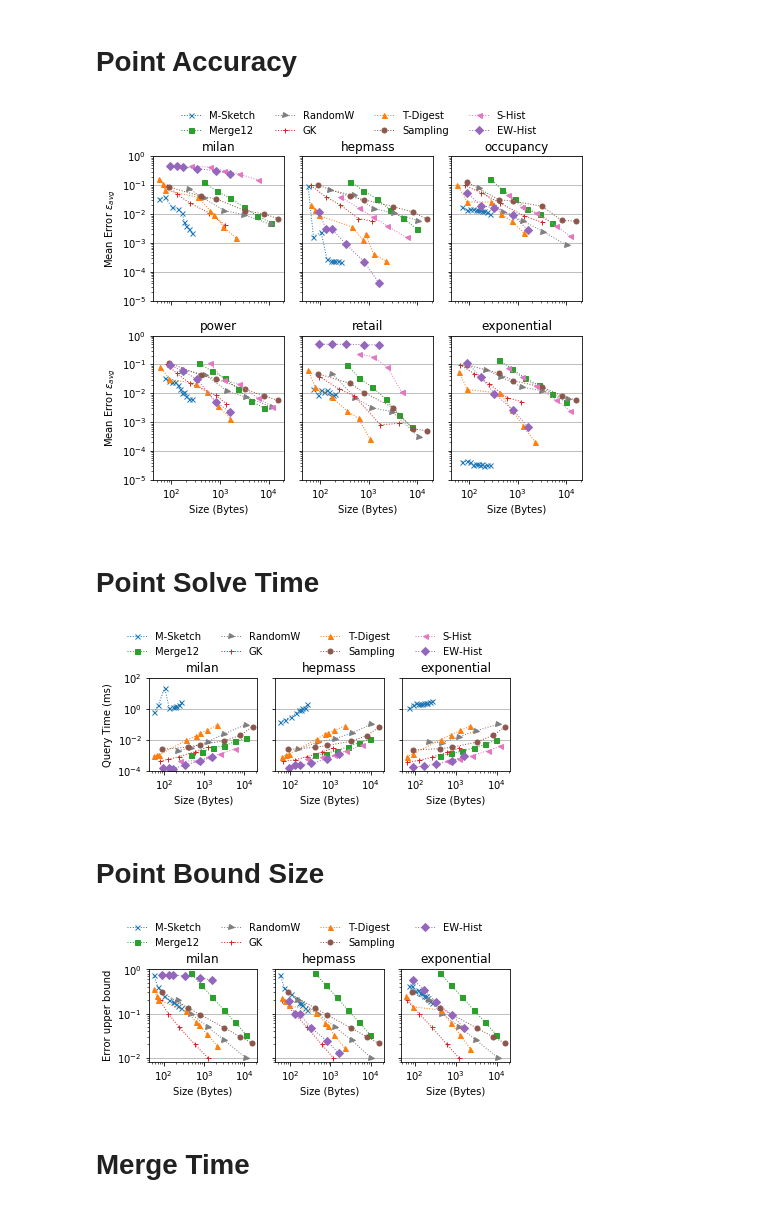
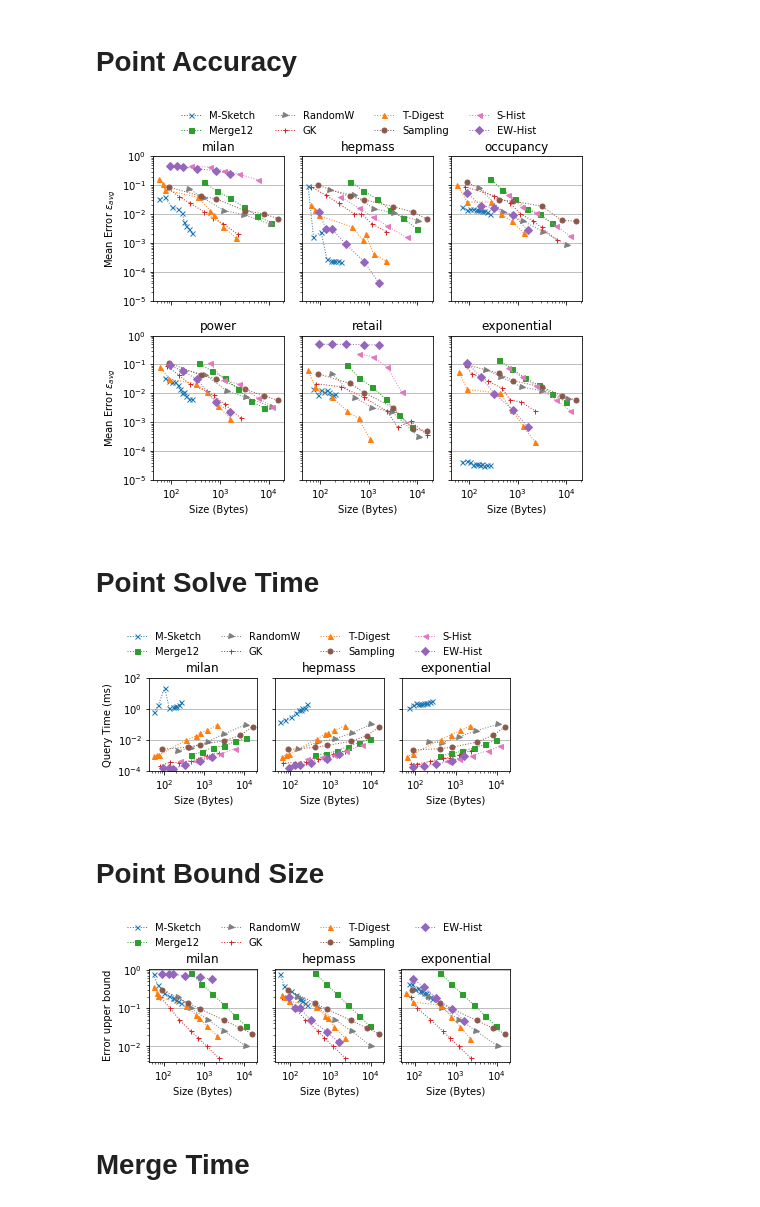
Before and after one commit to stanford-futuredata/msketch, a Jupyter notebook: analysis/Perf Micro Plots.ipynb, the cells around one changed output. Drawn from its saved outputs; the diff is of its cells as text; code cells hidden in the pictures.

```diff
--- a/analysis/Perf Micro Plots.ipynb
+++ b/analysis/Perf Micro Plots.ipynb
@@ -42,7 +42,8 @@ colormap = {
     "cmoments": "C0",
     "tdigest": "C1",
     "yahoo": "C2",
-    "spark_gk": "C3",
+#     "spark_gk": "C3",
+    "gk_adaptive": "C3",
     "histogram": "C4",
     "sampling": "C5",
     "approx_histogram": "C6",
@@ -52,7 +53,7 @@ markers = {
     "cmoments": "x",
     "tdigest": "^",
     "yahoo": "s",
-    "spark_gk": "+",
+    "gk_adaptive": "+",
     "histogram": "D",
     "sampling": "o",
     "approx_histogram": "<",
@@ -62,7 +63,7 @@ alg_display_name = {
     "cmoments": "M-Sketch",
     "tdigest": "T-Digest",
     "yahoo": "Merge12",
-    "spark_gk": "GK",
+    "gk_adaptive": "GK",
     "histogram": "EW-Hist",
     "sampling": "Sampling",
     "approx_histogram": "S-Hist",
@@ -105,17 +106,17 @@ sorted_vals["gauss"] = np.sort(np.random.normal(size=10000000))
 # %%
 result_path = "../finalresults/"
 point_paths = {
-    "milan": ["point_milan_m.csv", "point_milan.csv", "point_milan_r.csv",],
-    "exponential": ["point_exp_m.csv", "point_exp.csv", "point_exp_r.csv",],
-    "hepmass": ["point_hepmass_m.csv", "point_hepmass.csv", "point_hepmass_r.csv",],
-    "retail": ["point_retail_m.csv", "point_retail.csv", "point_retail_r.csv",],
-    "occupancy": ["point_occupancy_m.csv", "point_occupancy.csv", "point_occupancy_r.csv",],
-    "power": ["point_power_m.csv", "point_power.csv", "point_power_r.csv",],
+    "milan": ["point_milan_m.csv", "point_milan.csv", "point_milan_r.csv","point_milan_gk.csv",],
+    "exponential": ["point_exp_m.csv", "point_exp.csv", "point_exp_r.csv","point_exp_gk.csv",],
+    "hepmass": ["point_hepmass_m.csv", "point_hepmass.csv", "point_hepmass_r.csv","point_hepmass_gk.csv",],
+    "retail": ["point_retail_m.csv", "point_retail.csv", "point_retail_r.csv","point_retail_gk.csv",],
+    "occupancy": ["point_occupancy_m.csv", "point_occupancy.csv", "point_occupancy_r.csv","point_occupancy_gk.csv",],
+    "power": ["point_power_m.csv", "point_power.csv", "point_power_r.csv","point_power_gk.csv",],
 }
 merge_paths = {
-    "milan": ["merge_milan.csv", "merge_milan_r.csv"],
-    "hepmass": ["merge_hepmass.csv"],
-    "exponential": ["merge_exp_m.csv", "merge_exp.csv", "merge_exp_r.csv",]
+    "milan": ["merge_milan.csv", "merge_milan_r.csv", "merge_milan_gk.csv"],
+    "hepmass": ["merge_hepmass.csv", "merge_hepmass_gk.csv"],
+    "exponential": ["merge_exp_m.csv", "merge_exp.csv", "merge_exp_r.csv","merge_exp_gk.csv",]
 }
 mergeb_paths = {
     "milan": ["merge_milanb.csv"],
@@ -213,6 +214,7 @@ sketch_sizes_milan = {
     "cmoments": 11.0,
     "yahoo": 32.0,
     "spark_gk": 50.0,
+    "gk_adaptive": 60.0,
     "sampling": 1000.0,
     "approx_histogram": 100.0,
     "random": 40.0,
@@ -223,6 +225,7 @@ sketch_sizes_hepmass = {
     "cmoments": 3.0,
     "yahoo": 32.0,
     "spark_gk": 50.0,
+    "gk_adaptive": 40.0,
     "sampling": 1000.0,
     "approx_histogram": 100.0,
     "random": 40.0,
@@ -233,6 +236,7 @@ sketch_sizes_exp = {
     "cmoments": 9.0,
     "yahoo": 16.0,
     "spark_gk": 20.0,
+    "gk_adaptive": 40.0,
     "sampling": 400.0,
     "approx_histogram": 100.0,
     "random": 40.0,
@@ -268,7 +272,7 @@ def bar_plot(ax, ys, log=False, label=False, ylims=None):
     ax.set_xticks(xlocs)
 # %%
 sketches = [
-    "cmoments", "yahoo", "random", "spark_gk", "tdigest", "sampling", "approx_histogram","histogram"
+    "cmoments", "yahoo", "random", "gk_adaptive", "tdigest", "sampling", "approx_histogram","histogram"
 ]
 # sketches = [
 #     "cmoments", "yahoo", "spark_gk", "tdigest", "sampling", "approx_histogram","histogram"
@@ -528,7 +532,7 @@ lgd = f.legend(
 f.tight_layout()
 f.savefig("point_accuracy_big.pdf", bbox_extra_artists=(lgd,), bbox_inches='tight')
 # %% [output]
-[figure, old version]
+[figure, new version]
 # %% [markdown]
 # Point Solve Time
 # %%
@@ -579,7 +583,7 @@ lgd = f.legend(
 f.tight_layout()
 f.savefig("point_solve.pdf", bbox_extra_artists=(lgd,), bbox_inches='tight')
 # %% [output]
-[figure, old version]
+[figure, new version]
 # %% [markdown]
 # Point Bound Size
 # %%
@@ -594,7 +598,7 @@ else:
     cfigsize = (12,3)
 
 b_sketches = [
-    "cmoments", "yahoo", "random", "spark_gk", "tdigest", "sampling", "histogram"
+    "cmoments", "yahoo", "random", "gk_adaptive", "tdigest", "sampling", "histogram"
 ]
 f, axs = plt.subplots(1,n_plots, figsize=cfigsize, sharey=True)
 for di in range(len(c_datasets)):
@@ -607,34 +611,34 @@ for di in range(len(c_datasets)):
     for alg in b_sketches:
         c_df = df[df["sketch"] == alg]
         l, = ax.loglog(
             c_df["space"],
             c_df["bound_size"],
             label=alg_display_name[alg],
             marker=markers[alg],
             color=colormap[alg],
             markersize=5,
             ls="dotted",
             lw=1
         )
         lines.append(l)
         labels.append(alg_display_name[alg])
 
     ax.set_title(dname)
 #     ax.set_xlim(30, 5000)
     ax.set_xlabel("Size (Bytes)")
     ax.yaxis.grid(True)
     if di == 0:
         ax.set_ylabel("Error upper bound")
 
 lgd = f.legend(
     lines, labels,
     bbox_to_anchor=(0.05, 1.05, 1., .102), ncol=4, loc=2,
     frameon=False
 )
 f.tight_layout()
 f.savefig("point_bound.pdf", bbox_extra_artists=(lgd,), bbox_inches='tight')
 # %% [output]
-[figure, old version]
+[figure, new version]
 # %% [markdown]
 # Merge Time
 # %%
```
Also changed, not shown: parts of 7 cells of this notebook, 3 other files.
